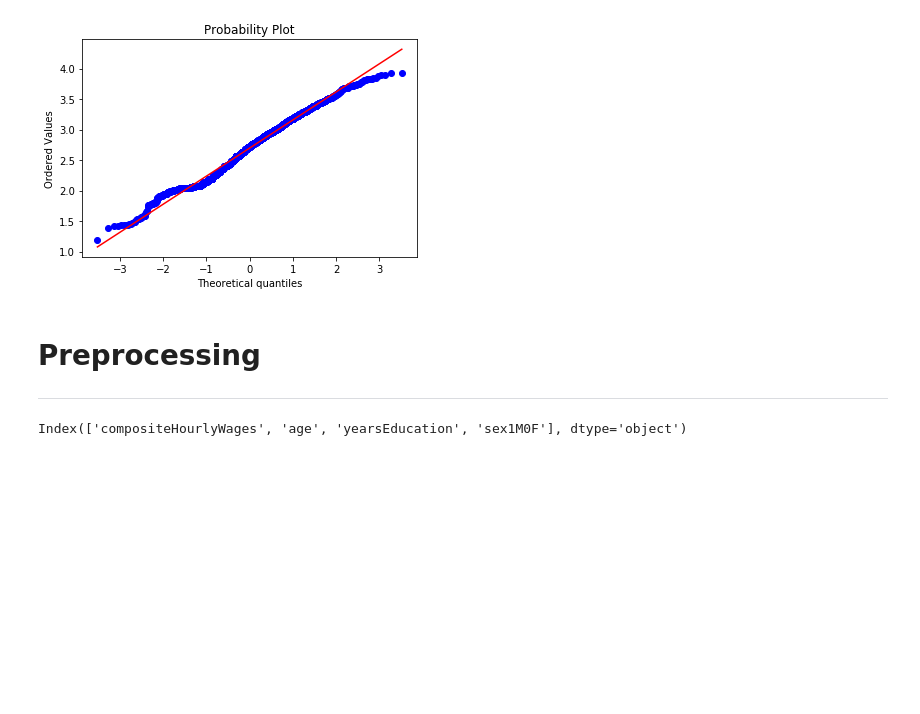
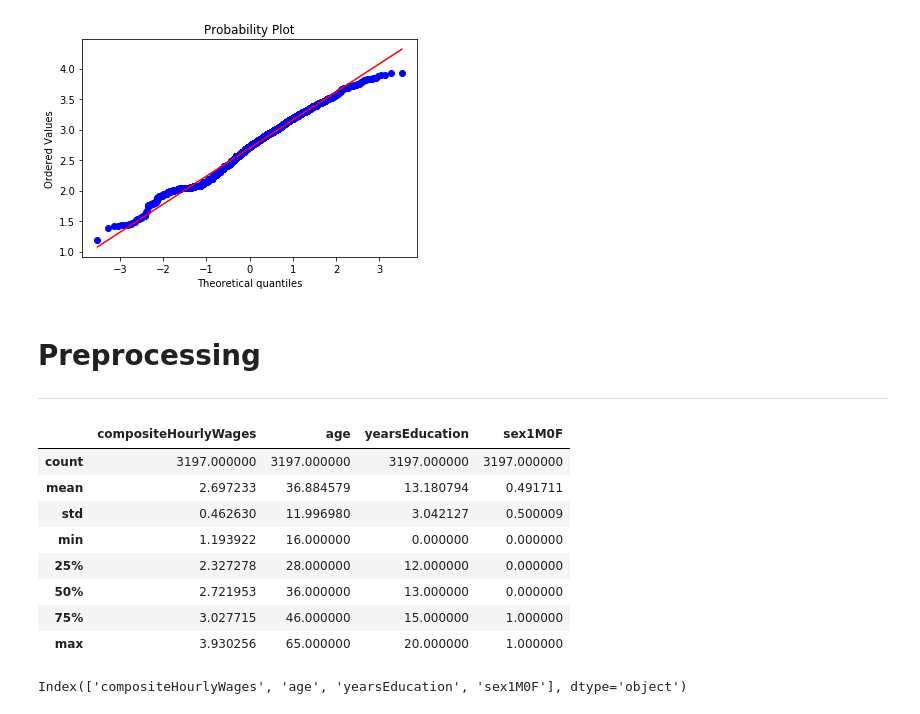
Before and after one commit to zhilangtaosha/ml, a Jupyter notebook: kaggle/03_predict_hourly_wage/rs_predict_hourly_wage_v04_xgb_log.ipynb, the cells around one changed output. Drawn from its saved outputs; the diff is of its cells as text; code cells hidden in the pictures; blank space fills up the shorter version.

```diff
--- a/kaggle/03_predict_hourly_wage/rs_predict_hourly_wage_v04_xgb_log.ipynb
+++ b/kaggle/03_predict_hourly_wage/rs_predict_hourly_wage_v04_xgb_log.ipynb
@@ -73,6 +88,18 @@ train_skewed = train
 test_skewed = test
 # %%
 from scipy.stats import skew
+# %%
+train.describe()
+# %% [output]
+|  | compositeHourlyWages | age | yearsEducation | sex1M0F |
+| count | 3197.000000 | 3197.000000 | 3197.000000 | 3197.000000 |
+| mean | 2.697233 | 36.884579 | 13.180794 | 0.491711 |
+| std | 0.462630 | 11.996980 | 3.042127 | 0.500009 |
+| min | 1.193922 | 16.000000 | 0.000000 | 0.000000 |
+| 25% | 2.327278 | 28.000000 | 12.000000 | 0.000000 |
+| 50% | 2.721953 | 36.000000 | 13.000000 | 0.000000 |
+| 75% | 3.027715 | 46.000000 | 15.000000 | 1.000000 |
+| max | 3.930256 | 65.000000 | 20.000000 | 1.000000 |
 # %%
 numeric_features = train.dtypes[train.dtypes != "object"].index
 numeric_features
```
Also changed, not shown: parts of 3 cells of this notebook, 19 other files.
